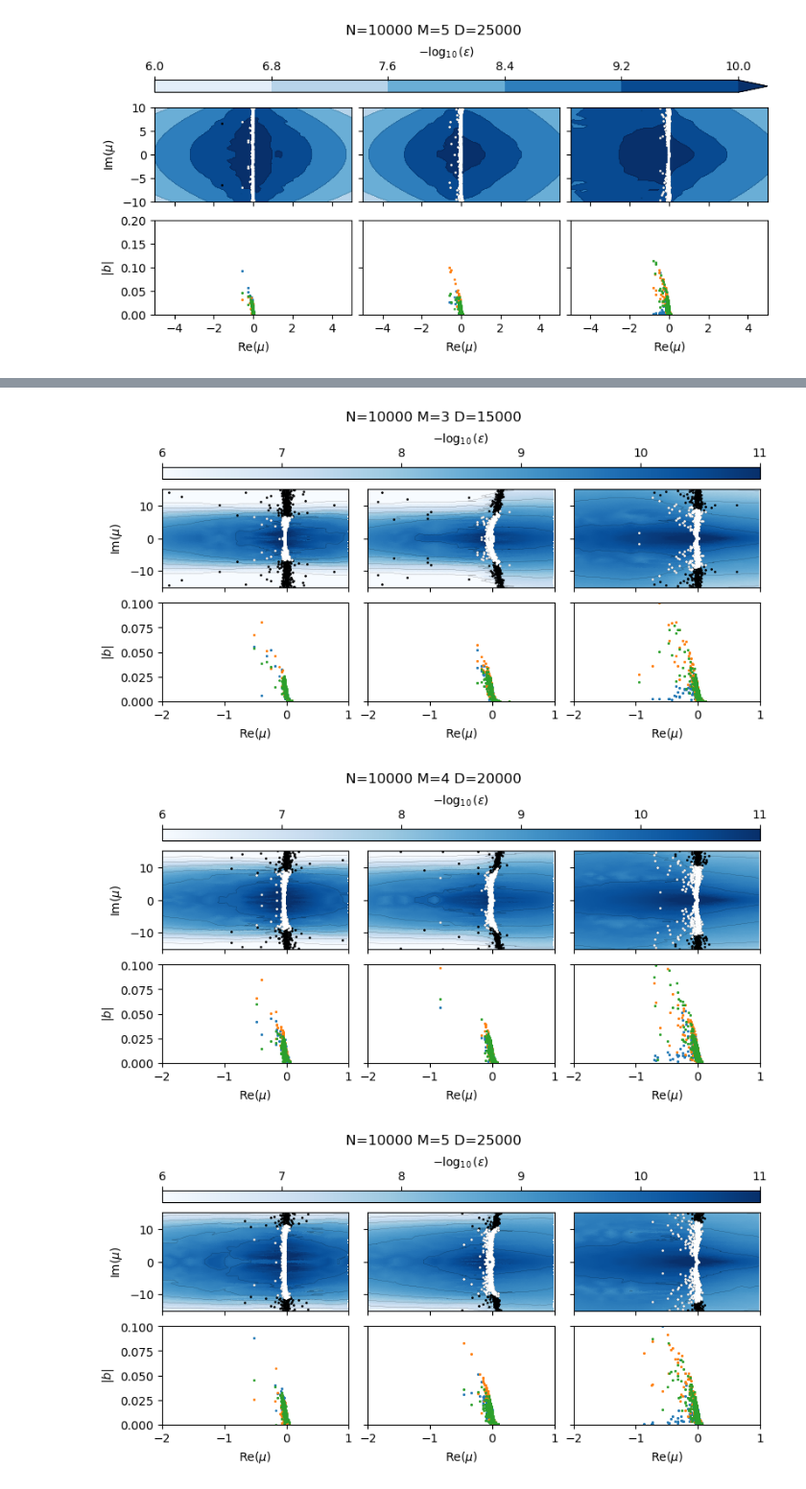
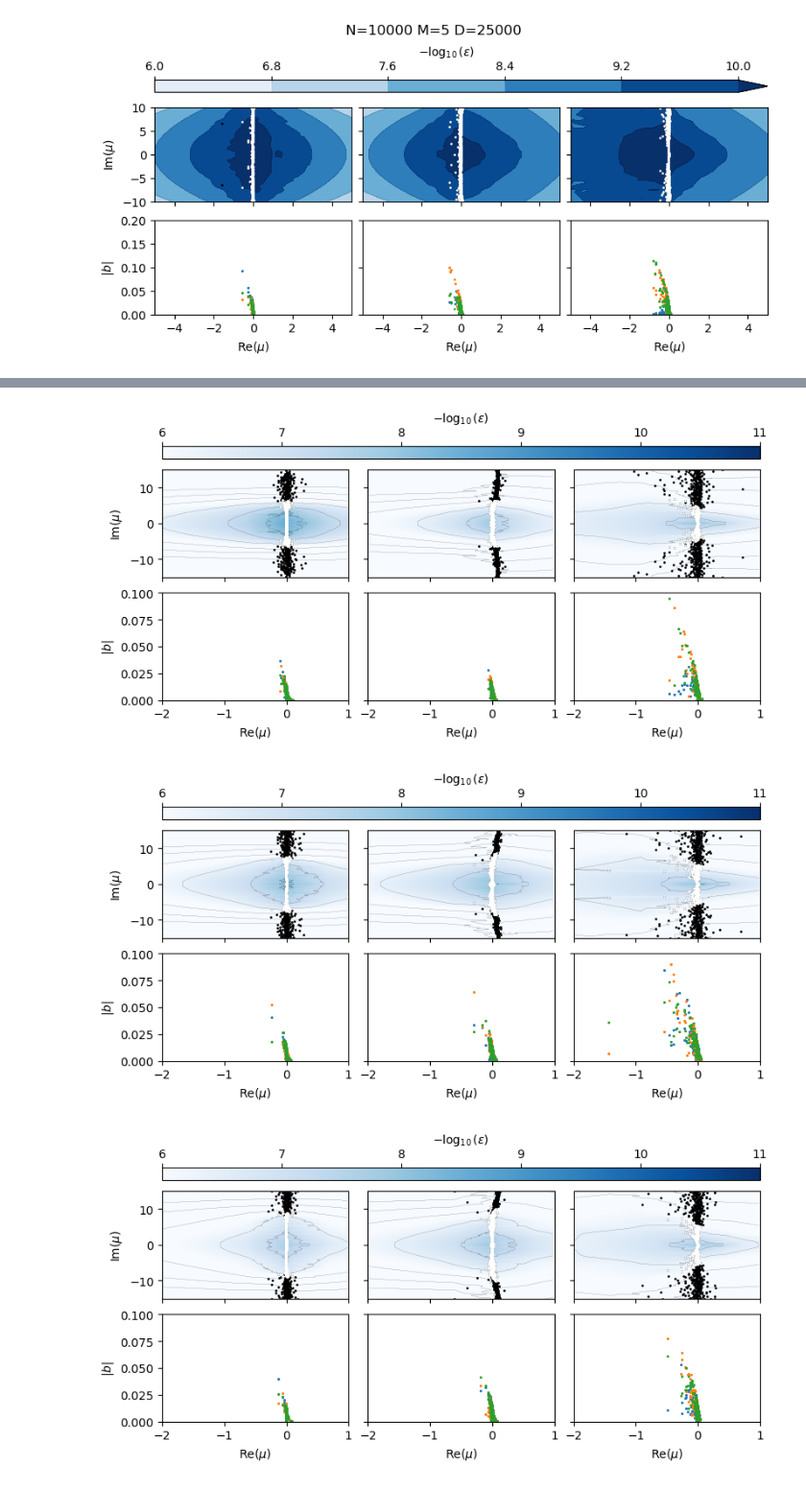
Before and after one commit to znicolaou/kuramoto, a Jupyter notebook: dmdplot.ipynb, the cells around one changed output, grey strips where cells are left out. Shown at 96% size. Drawn from its saved outputs; the diff is of its cells as text; code cells hidden in the pictures.

```diff
--- a/dmdplot.ipynb
+++ b/dmdplot.ipynb
@@ -75,8 +75,8 @@ colors = [
 ### Input trajectories
 # %%
 # filebases=['data/dmd1/','data/dmd2/','data/dmd3/']
-# filebases=['data/dmd4/','data/dmd5/','data/dmd6/']
-filebases=['data/dmd7/','data/dmd8/','data/dmd9/']
+filebases=['data/dmd4/','data/dmd5/','data/dmd6/']
+# filebases=['data/dmd7/','data/dmd8/','data/dmd9/']
 fig,axs=plt.subplots(3,2,figsize=(4,4) ,constrained_layout=True)
 
 numtraj=3
@@ -371,23 +372,24 @@ for D in [0,1,2,3,4,5]:
 [figure]
 # %%
 # filebases=['data/dmd1/','data/dmd2/','data/dmd3/']
-# filebases=['data/dmd4/','data/dmd5/','data/dmd6/']
-filebases=['data/dmd7/','data/dmd8/','data/dmd9/']
+filebases=['data/dmd4/','data/dmd5/','data/dmd6/']
+# filebases=['data/dmd7/','data/dmd8/','data/dmd9/']
 omega=np.fromfile(filebases[0]+'0'+'frequencies.dat',dtype=np.float64)
 N=len(omega)
 
-resmin=1E-6
-resmax=1E-10
-rescrit=1E-9
+resmin=1E-4
+resmax=1E-8
+rescrit=1E-6
 
-for D in [0,1,2,3,4,5]:
+# for D in [0,1,2,3,4,5]:
+for D in ['0_r','1_r','2_r','3_r','4_r','5_r']:
     l=0
     fig,axs=plt.subplots(2,3,figsize=(8,4),layout='constrained')
-    if D==0:
-        fig.suptitle('N=%i M=%i D=%i'%(N,1,0))
-    else:
-        fig.suptitle('N=%i M=%i D=%i'%(N,D,N//2*D))
-#         fig.suptitle('N=%i M=%i D=%i'%(N,D,1000*(D-1)))
+#     if D==0:
+#         fig.suptitle('N=%i M=%i D=%i'%(N,1,0))
+#     else:
+#         fig.suptitle('N=%i M=%i D=%i'%(N,D,N//2*D))
+# #         fig.suptitle('N=%i M=%i D=%i'%(N,D,1000*(D-1)))
     numtraj=3
     for m in range(len(filebases)):
         filebase0=filebases[m]
@@ -397,7 +399,7 @@ for D in [0,1,2,3,4,5]:
         res=np.load(filebase0+str(D)+'res.npy')
         inds=np.where(res<rescrit)[0]
         xs=np.real(np.log(evals)/dt)
-        n0s=np.concatenate([[0],np.cumsum(np.load('%s/%in0s.npy'%(filebase0,D))-1)])
+        n0s=np.concatenate([[0],np.cumsum(np.load('%s/%sn0s.npy'%(filebase0,D))-1)])
 
         plt.subplot(2,3,4+l)
 
@@ -415,10 +417,10 @@ for D in [0,1,2,3,4,5]:
             plt.ylabel(r'$|b|$')
         plt.ylim(0,0.1)
 
-        pseudo1=np.load('%s/%dpseudo.npy'%(filebase0,D))
-        zs1=np.load('%s/%dzs.npy'%(filebase0,D))
-        evals1=np.load('%s/%devals.npy'%(filebase0,D))
-        res1=np.load('%s/%dres.npy'%(filebase0,D))
+        pseudo1=np.load('%s/%spseudo.npy'%(filebase0,D))
+        zs1=np.load('%s/%szs.npy'%(filebase0,D))
+        evals1=np.load('%s/%sevals.npy'%(filebase0,D))
+        res1=np.load('%s/%sres.npy'%(filebase0,D))
         nr=26
         ni=26
 
@@ -461,6 +463,6 @@ for D in [0,1,2,3,4,5]:
 
     fig.colorbar(cs2, ax=axs[:,:], location='top',aspect=50,label=r'$-\log_{10}(\varepsilon)$')
 
-    plt.savefig('oscillatordmd2_%i.pdf'%D,dpi=200)
+    plt.savefig('oscillatordmd2_%s.pdf'%D,dpi=200)
     plt.show()
 # %% [output]
@@ -470,3 +472,3 @@ for D in [0,1,2,3,4,5]:
-[figure, old version]
+[figure, new version]
-[figure, old version]
+[figure, new version]
-[figure, old version]
+[figure, new version]
```
Also changed, not shown: parts of 7 cells of this notebook, 3 other files.
